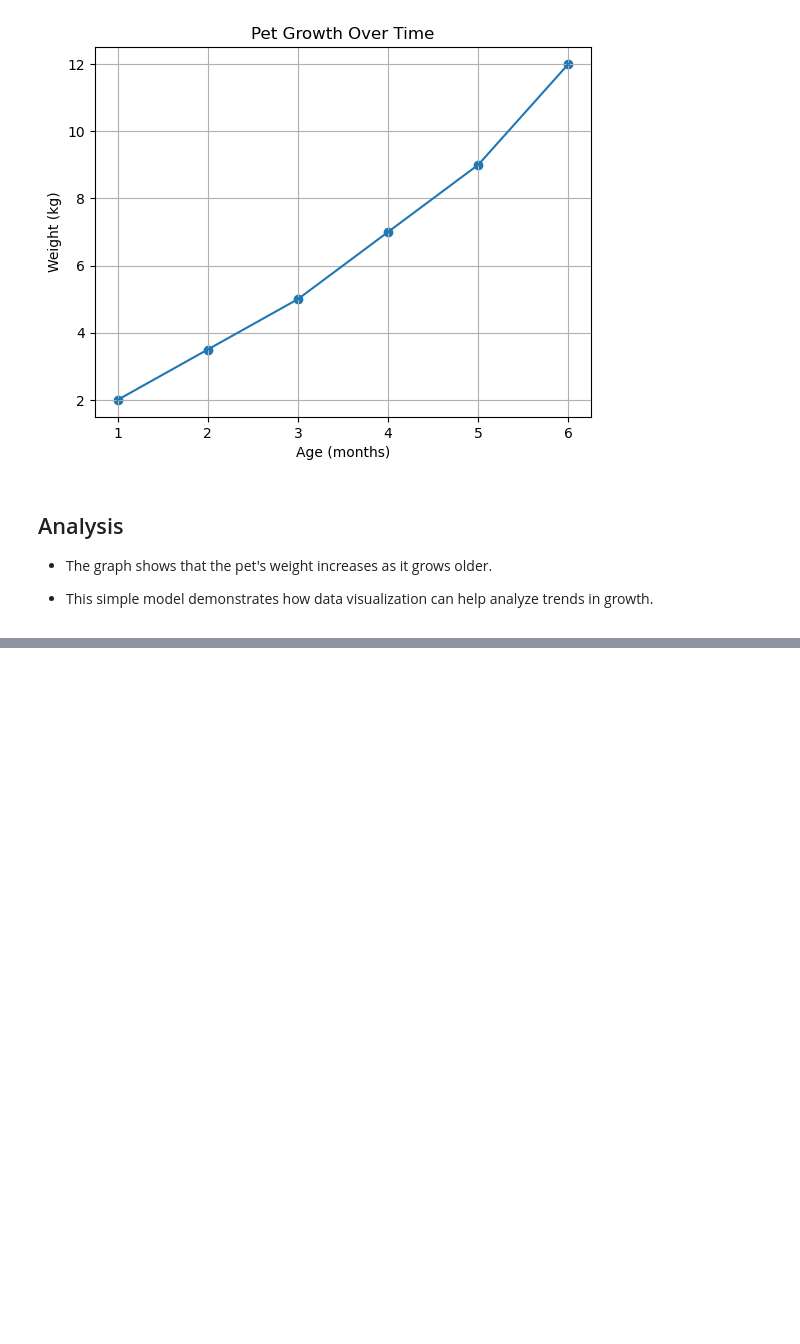
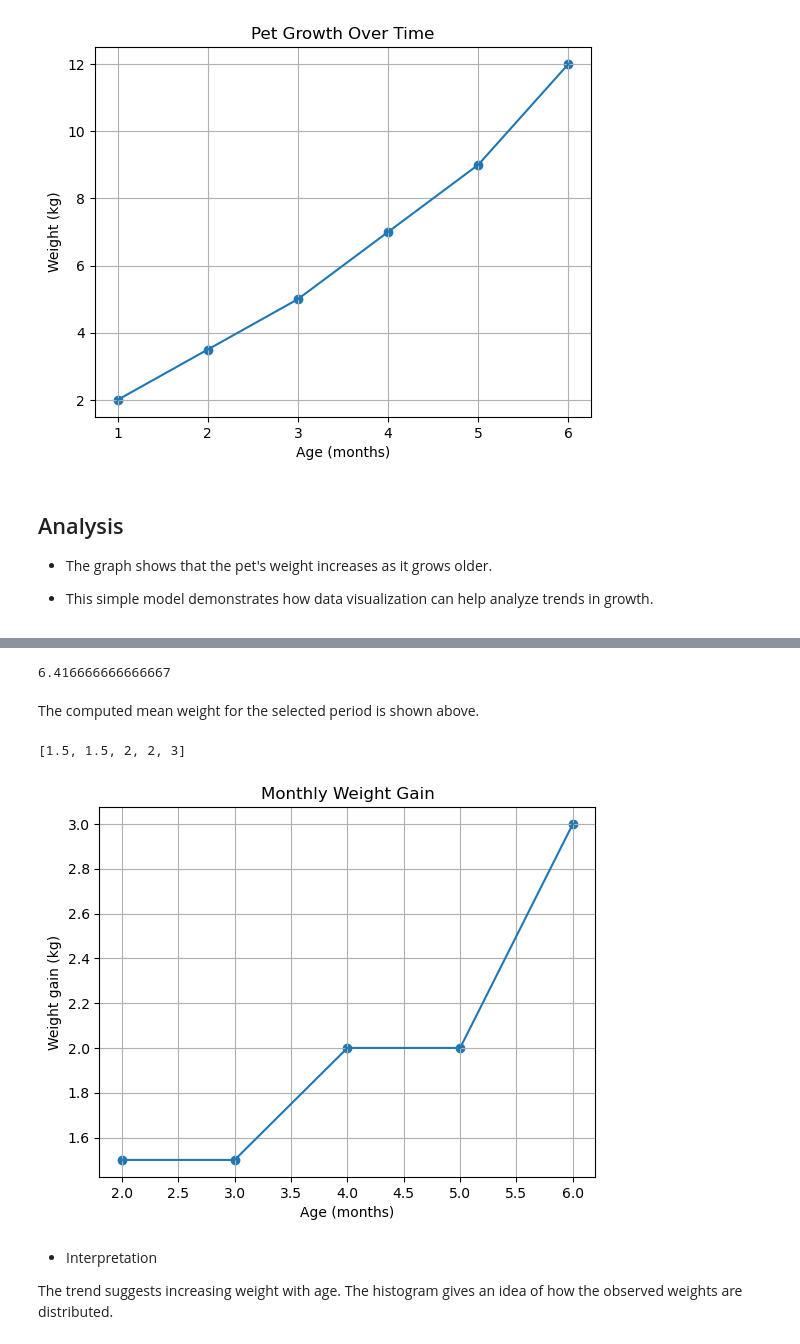
Before and after one commit to HristinaTomova-hub/First-Project---Hristina, a Jupyter notebook: pet_growth_analysis.ipynb, the cells around one changed output, grey strips where cells are left out. Cells and saved outputs as stored; diff of their text form; code cells hidden in the pictures; blank space fills up the shorter version.

```diff
--- a/pet_growth_analysis.ipynb
+++ b/pet_growth_analysis.ipynb
@@ -29,0 +36,30 @@ plt.show()
+# %%
+mean_weight = sum(weight) / len(weight)
+mean_weight
+# %% [output]
+6.416666666666667
+# %% [markdown]
+The computed mean weight for the selected period is shown above.
+# %%
+growth = []
+for i in range(1, len(weight)):
+    growth.append(weight[i] - weight[i-1])
+
+growth
+# %% [output]
+[1.5, 1.5, 2, 2, 3]
+# %%
+plt.plot(age[1:], growth)
+plt.scatter(age[1:], growth)
+plt.title("Monthly Weight Gain")
+plt.xlabel("Age (months)")
+plt.ylabel("Weight gain (kg)")
+plt.grid(True)
+plt.show()
+# %% [output]
+[figure, added]
+# %% [markdown]
+* Interpretation
+
+The trend suggests increasing weight with age.
+The histogram gives an idea of how the observed weights are distributed.
```
Also changed, not shown: parts of 1 cell of this notebook, 1 other file.
